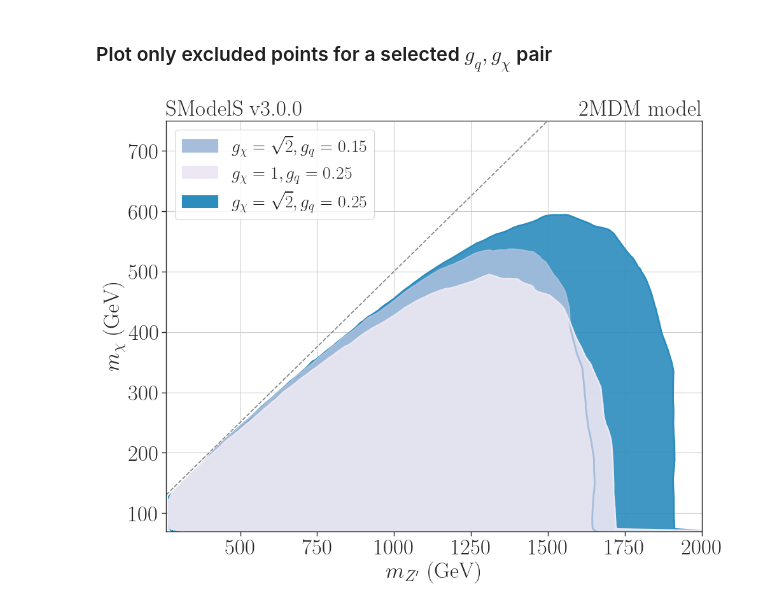
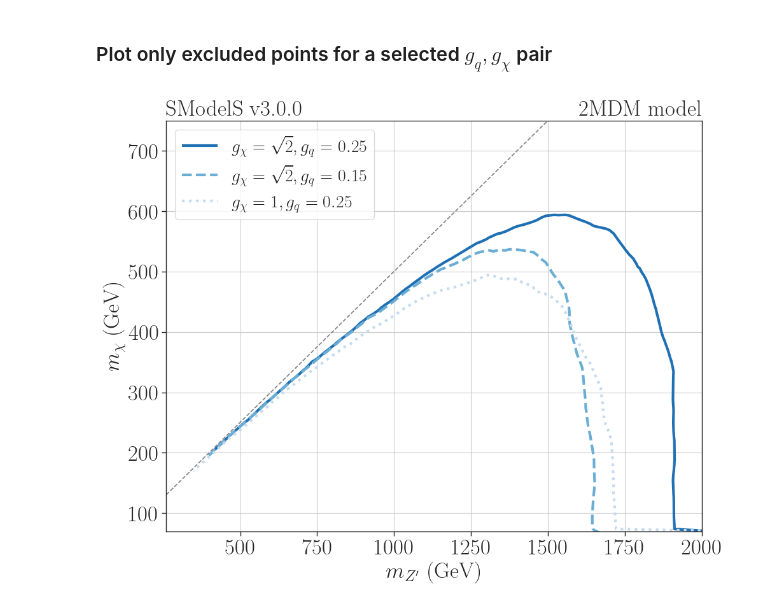
Before and after one commit to SModelS/smodelsv3-paper, a Jupyter notebook: notebooks/2MDM-monojet-plots-combined_new.ipynb, the cells around one changed output. Saved outputs shown, nothing was run; the diff lists cells and outputs as text; code cells hidden in the pictures.

Commit message:
Updated plot for Fig17

```diff
--- a/notebooks/2MDM-monojet-plots-combined_new.ipynb
+++ b/notebooks/2MDM-monojet-plots-combined_new.ipynb
@@ -69,54 +69,65 @@ combinedGroups = dataCombinedDF.groupby(by=['gchi','gq'])
 # %% [markdown]
 #### Create legends for plots
 # %%
-gqLegend = []
+gqLegend = {}
 couplingsTuples = sorted([gTuple for gTuple,_ in combinedGroups])
-gqcolorsMono = dict(zip(couplingsTuples,['#ece7f2','#a6bddb','#2b8cbe']))
+
+colors = sns.color_palette("Blues",len(couplingsTuples)).as_hex()
+linestyles = ['dotted','dashed','solid']
+# gqcolorsMono = dict(zip(couplingsTuples,['#ece7f2','#a6bddb','#2b8cbe']))
+gqcolorsMono = dict(zip(couplingsTuples,colors))
+gqstylesMono = dict(zip(couplingsTuples,linestyles))
 for (gchi,gq), color in gqcolorsMono.items():
     if abs(gchi-np.sqrt(2)) < 0.001:
         label = r'$g_{\chi} = \sqrt{2}, g_{q} = %1.2f$' %(gq)
     else:
         label = r'$g_{\chi} = %1.0f, g_{q} = %1.2f$' %(gchi,gq)
-    l = mpatches.Patch(color=color, label=label)
-    gqLegend.append(l)
+    # l = mpatches.Patch(color=color, label=label)
+    gqLegend[(gchi,gq)] = label
 # %% [markdown]
 ### Plot only excluded points for a selected $g_{q}, g_{\chi}$ pair
 # %%
 plt.figure(figsize=(10,8))
 
 
+legends = {}
 for gTuple, gDF in sorted(combinedGroups, key = lambda x: sum(x[0]), reverse=True):
 
     rData = gDF['ExptRes.result.r']
     x = gDF['mZp']
     y = gDF['mChi']
     pts = np.array(list(itertools.product(np.linspace(200.,4100.,300),np.linspace(0.,2000.,300))))
     rPts = griddata(list(zip(x,y)),rData,pts)
     pts = pts[~np.isnan(rPts)]
     rPts = rPts[~np.isnan(rPts)]
-    cs = plt.tricontour(pts[:,0],pts[:,1],rPts,levels=[1.0], colors=gqcolorsMono[gTuple], linewidths=2.0)
-    plt.tricontourf(pts[:,0],pts[:,1], rPts, levels=[1.0, max(rPts)], alpha=0.9, colors=gqcolorsMono[gTuple])
-
+    cs = plt.tricontour(pts[:,0],pts[:,1],rPts,levels=[1.0],
+                        colors=gqcolorsMono[gTuple], linewidths=3.0,
+                        linestyles=gqstylesMono[gTuple])
+    # plt.tricontourf(pts[:,0],pts[:,1], rPts, levels=[1.0, max(rPts)], alpha=0.9, colors=gqcolorsMono[gTuple])
+    # legends.append(gqLegend[gTuple])
+    legends[gqLegend[gTuple]] = cs.legend_elements()[0][0]
+    # cs.collections[0].set_label(gqLegend[gTuple])
 
 plt.axline((1, 1), slope=1/2, linestyle='--', color='gray')
 
 plt.title(r'SModelS v3.0.0', loc='left', fontsize=25)
 plt.title(r'2MDM model', loc='right', fontsize=25)
 
 plt.ylim(70, 750)
 plt.xlim(260, 2000)
 
 plt.xlabel(r'$m_{Z^{\prime}}$ (GeV)', fontsize=25)
 plt.ylabel(r'$m_{\chi}$ (GeV)', fontsize=25)
-plt.legend(handles=[gqLegend[1], gqLegend[0], gqLegend[2]], fontsize=20, loc='upper left')
+# plt.legend(handles=legends, fontsize=20, loc='upper left')
+plt.legend(handles = legends.values(), labels=legends.keys(), fontsize=20, loc='upper left')
 
 plt.tight_layout()
 plt.grid()
 
 plt.tick_params(axis='both', which='major', labelsize=25)
 
 
 # plt.savefig('./figures/exclusions_2mdm_monojet_curves.png')
 plt.show()
 # %% [output]
-[figure, old version]
+[figure, new version]
```
